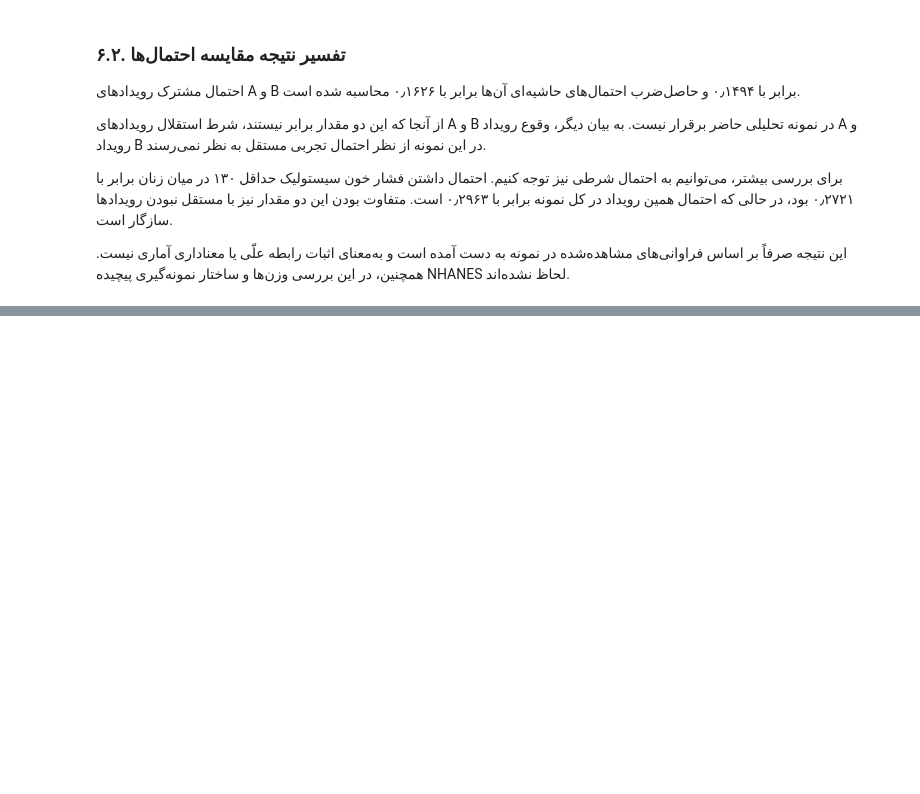
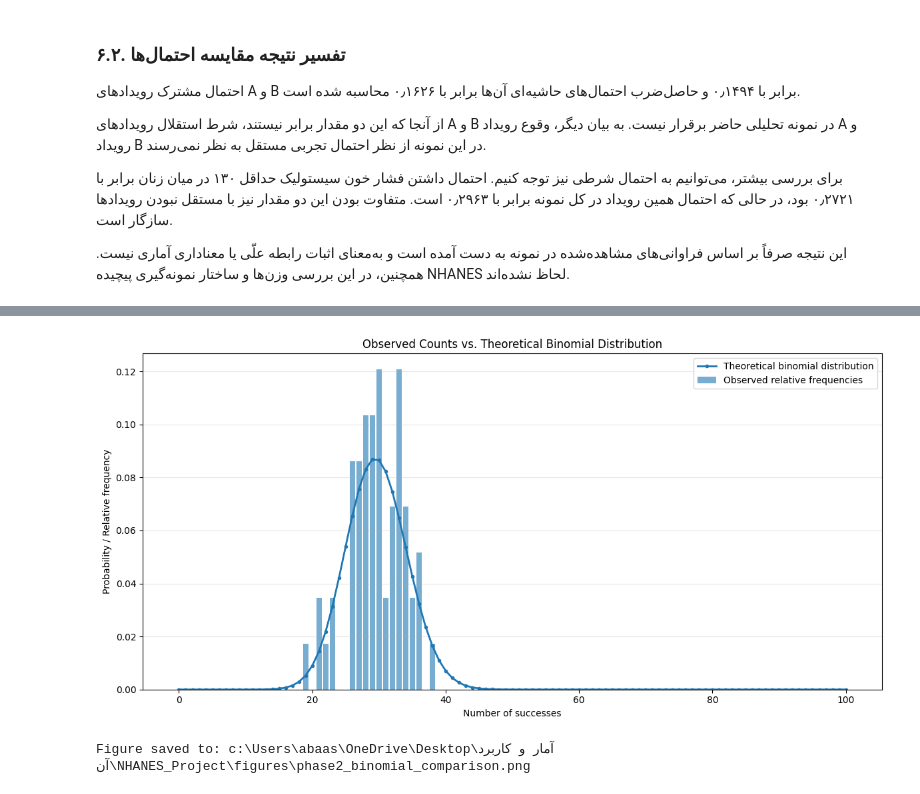
Before and after one commit to HisEgo/NHANES_Project, a Jupyter notebook: notebooks/phase2_probability.ipynb, the cells around one changed output, grey strips where cells are left out. Drawn from its saved outputs; the diff is of its cells as text; code cells hidden in the pictures; blank space fills up the shorter version.

Commit message:
Add binomial distribution analysis

```diff
--- a/notebooks/phase2_probability.ipynb
+++ b/notebooks/phase2_probability.ipynb
@@ -446,0 +572,68 @@ Difference: 0.0133
+# %%
+from pathlib import Path
+from scipy.stats import binom
+import matplotlib.pyplot as plt
+
+# Find project root
+project_root = Path.cwd()
+
+if project_root.name == "notebooks":
+    project_root = project_root.parent
+
+# Create figures directory if it does not exist
+figures_dir = project_root / "figures"
+figures_dir.mkdir(parents=True, exist_ok=True)
+
+# Possible number of successes
+x_values = np.arange(GROUP_SIZE + 1)
+
+# Theoretical binomial probabilities
+binomial_probabilities = binom.pmf(
+    x_values,
+    GROUP_SIZE,
+    p
+)
+
+# Observed relative frequencies
+observed_frequencies = (
+    group_counts.value_counts(normalize=True)
+    .reindex(x_values, fill_value=0)
+)
+
+# Plot comparison
+plt.figure(figsize=(12, 6))
+
+plt.bar(
+    x_values,
+    observed_frequencies,
+    width=0.8,
+    alpha=0.6,
+    label="Observed relative frequencies"
+)
+
+plt.plot(
+    x_values,
+    binomial_probabilities,
+    marker="o",
+    markersize=3,
+    linewidth=2,
+    label="Theoretical binomial distribution"
+)
+
+plt.xlabel("Number of successes")
+plt.ylabel("Probability / Relative frequency")
+plt.title("Observed Counts vs. Theoretical Binomial Distribution")
+plt.legend()
+plt.grid(axis="y", alpha=0.3)
+plt.tight_layout()
+
+# Save figure
+figure_path = figures_dir / "phase2_binomial_comparison.png"
+plt.savefig(figure_path, dpi=300, bbox_inches="tight")
+
+plt.show()
+
+print(f"Figure saved to: {figure_path}")
+# %% [output]
+[figure, added]
+Figure saved to: c:\Users\abaas\OneDrive\Desktop\آمار و کاربرد آن\NHANES_Project\figures\phase2_binomial_comparison.png
```
Also changed, not shown: parts of 7 cells of this notebook, 1 other file.
